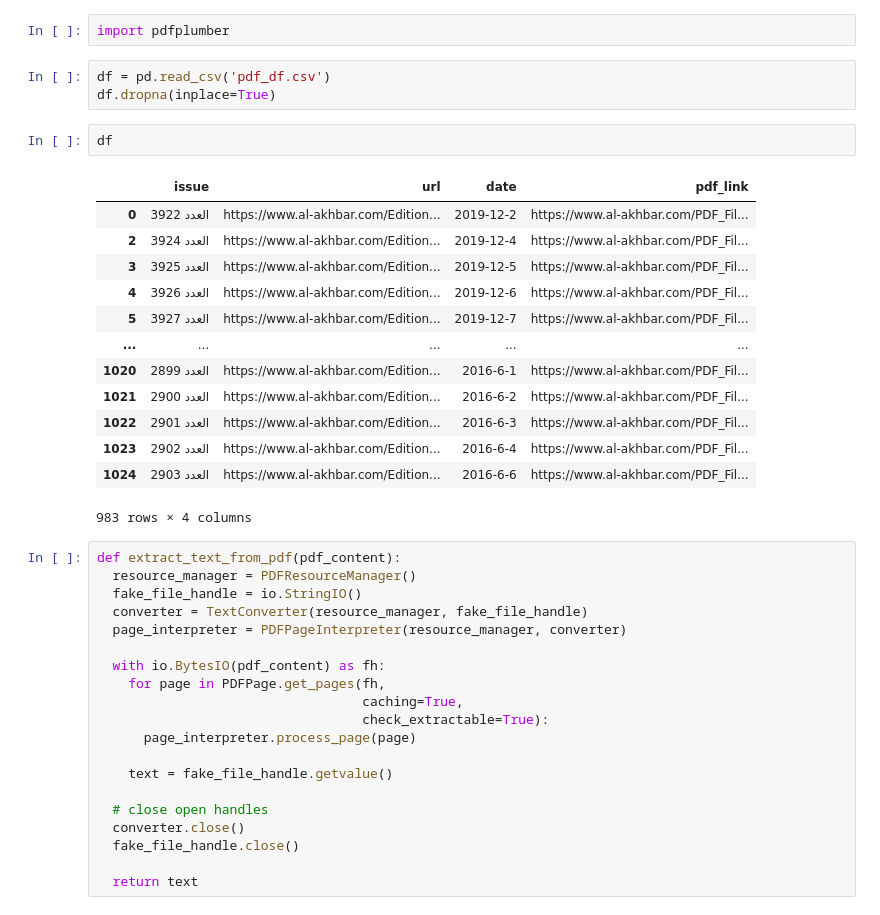
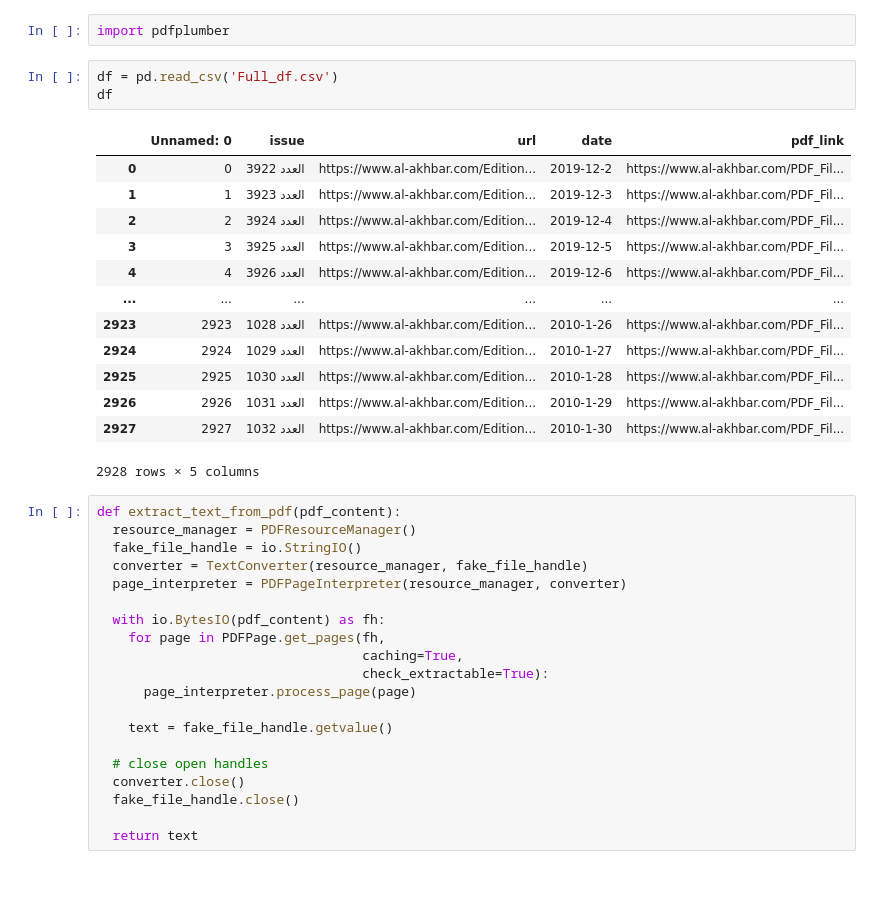
Before and after one commit to NoahDarwich/Leb_analysis, a Jupyter notebook: Notebooks/pdf_scrape.ipynb, the cells around one changed output. Saved outputs shown, nothing was run; the diff lists cells and outputs as text; blank space fills up the shorter version.

```diff
--- a/Notebooks/pdf_scrape.ipynb
+++ b/Notebooks/pdf_scrape.ipynb
@@ -12,24 +12,22 @@ from pdfminer.pdfpage import PDFPage
 # %%
 import pdfplumber
 # %%
-df = pd.read_csv('pdf_df.csv')
-df.dropna(inplace=True)
+df = pd.read_csv('Full_df.csv')
+df
+# %% [output]
+|  | Unnamed: 0 | issue | url | date | pdf_link |
+| 0 | 0 | العدد 3922 | https://www.al-akhbar.com/Edition... | 2019-12-2 | https://www.al-akhbar.com/PDF_Fil... |
+| 1 | 1 | العدد 3923 | https://www.al-akhbar.com/Edition... | 2019-12-3 | https://www.al-akhbar.com/PDF_Fil... |
+| 2 | 2 | العدد 3924 | https://www.al-akhbar.com/Edition... | 2019-12-4 | https://www.al-akhbar.com/PDF_Fil... |
+| 3 | 3 | العدد 3925 | https://www.al-akhbar.com/Edition... | 2019-12-5 | https://www.al-akhbar.com/PDF_Fil... |
+| 4 | 4 | العدد 3926 | https://www.al-akhbar.com/Edition... | 2019-12-6 | https://www.al-akhbar.com/PDF_Fil... |
+| ... | ... | ... | ... | ... | ... |
+| 2923 | 2923 | العدد 1028 | https://www.al-akhbar.com/Edition... | 2010-1-26 | https://www.al-akhbar.com/PDF_Fil... |
+| 2924 | 2924 | العدد 1029 | https://www.al-akhbar.com/Edition... | 2010-1-27 | https://www.al-akhbar.com/PDF_Fil... |
+| 2925 | 2925 | العدد 1030 | https://www.al-akhbar.com/Edition... | 2010-1-28 | https://www.al-akhbar.com/PDF_Fil... |
+| 2926 | 2926 | العدد 1031 | https://www.al-akhbar.com/Edition... | 2010-1-29 | https://www.al-akhbar.com/PDF_Fil... |
+| 2927 | 2927 | العدد 1032 | https://www.al-akhbar.com/Edition... | 2010-1-30 | https://www.al-akhbar.com/PDF_Fil... |
+2928 rows × 5 columns
-# %%
-df
-# %% [output]
-|  | issue | url | date | pdf_link |
-| 0 | العدد 3922 | https://www.al-akhbar.com/Edition... | 2019-12-2 | https://www.al-akhbar.com/PDF_Fil... |
-| 2 | العدد 3924 | https://www.al-akhbar.com/Edition... | 2019-12-4 | https://www.al-akhbar.com/PDF_Fil... |
-| 3 | العدد 3925 | https://www.al-akhbar.com/Edition... | 2019-12-5 | https://www.al-akhbar.com/PDF_Fil... |
-| 4 | العدد 3926 | https://www.al-akhbar.com/Edition... | 2019-12-6 | https://www.al-akhbar.com/PDF_Fil... |
-| 5 | العدد 3927 | https://www.al-akhbar.com/Edition... | 2019-12-7 | https://www.al-akhbar.com/PDF_Fil... |
-| ... | ... | ... | ... | ... |
-| 1020 | العدد 2899 | https://www.al-akhbar.com/Edition... | 2016-6-1 | https://www.al-akhbar.com/PDF_Fil... |
-| 1021 | العدد 2900 | https://www.al-akhbar.com/Edition... | 2016-6-2 | https://www.al-akhbar.com/PDF_Fil... |
-| 1022 | العدد 2901 | https://www.al-akhbar.com/Edition... | 2016-6-3 | https://www.al-akhbar.com/PDF_Fil... |
-| 1023 | العدد 2902 | https://www.al-akhbar.com/Edition... | 2016-6-4 | https://www.al-akhbar.com/PDF_Fil... |
-| 1024 | العدد 2903 | https://www.al-akhbar.com/Edition... | 2016-6-6 | https://www.al-akhbar.com/PDF_Fil... |
-983 rows × 4 columns
 # %%
 def extract_text_from_pdf(pdf_content):
   resource_manager = PDFResourceManager()
```
Also changed, not shown: 1 other file.
